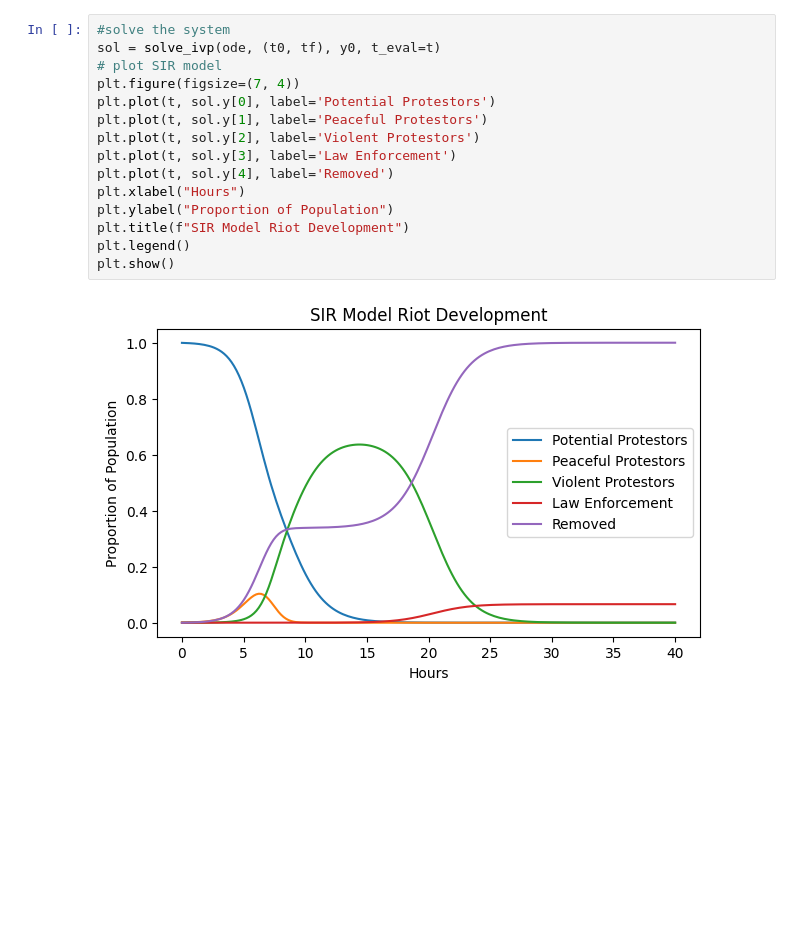
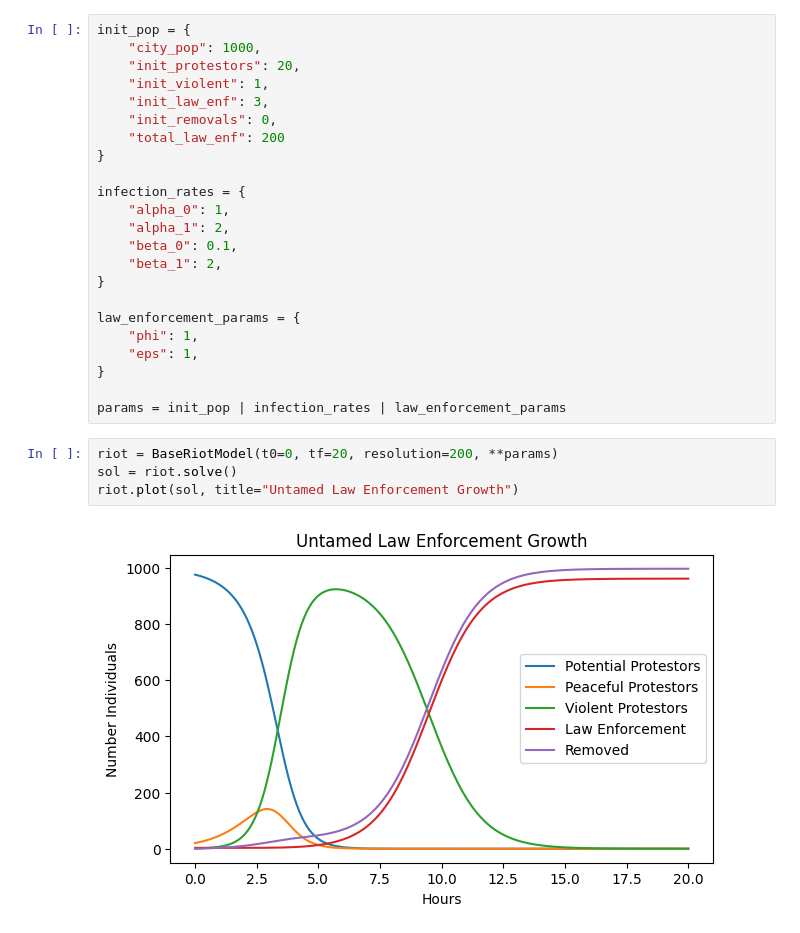
Before and after one commit to fletchmur/riot-modeling, a Jupyter notebook: model_2.ipynb, the cells around one changed output. Saved outputs shown, nothing was run; the diff lists cells and outputs as text; blank space fills up the shorter version.

Commit message:
refactored riot code and made figures

```diff
--- a/model_2.ipynb
+++ b/model_2.ipynb
@@ -50,17 +64,29 @@ sol = solve_ivp(ode, (t0, tf), y0, t_eval=np.linspace(t0, tf, 150))
 # %%
-#solve the system
-sol = solve_ivp(ode, (t0, tf), y0, t_eval=t)
-# plot SIR model
-plt.figure(figsize=(7, 4))
-plt.plot(t, sol.y[0], label='Potential Protestors')
-plt.plot(t, sol.y[1], label='Peaceful Protestors')
-plt.plot(t, sol.y[2], label='Violent Protestors')
-plt.plot(t, sol.y[3], label='Law Enforcement')
-plt.plot(t, sol.y[4], label='Removed')
-plt.xlabel("Hours")
-plt.ylabel("Proportion of Population")
-plt.title(f"SIR Model Riot Development")
-plt.legend()
-plt.show()
+init_pop = {
+    "city_pop": 1000,
+    "init_protestors": 20,
+    "init_violent": 1,
+    "init_law_enf": 3,
+    "init_removals": 0,
+    "total_law_enf": 200
+}
+
+infection_rates = {
+    "alpha_0": 1,
+    "alpha_1": 2,
+    "beta_0": 0.1,
+    "beta_1": 2,
+}
+
+law_enforcement_params = {
+    "phi": 1,
+    "eps": 1,
+}
+
+params = init_pop | infection_rates | law_enforcement_params
-# %% [output]
-[figure, removed]
+# %%
+riot = BaseRiotModel(t0=0, tf=20, resolution=200, **params)
+sol = riot.solve()
+riot.plot(sol, title="Untamed Law Enforcement Growth")
+# %% [output]
+[figure, added]
```
Also changed, not shown: parts of 2 cells of this notebook, 4 other files.
